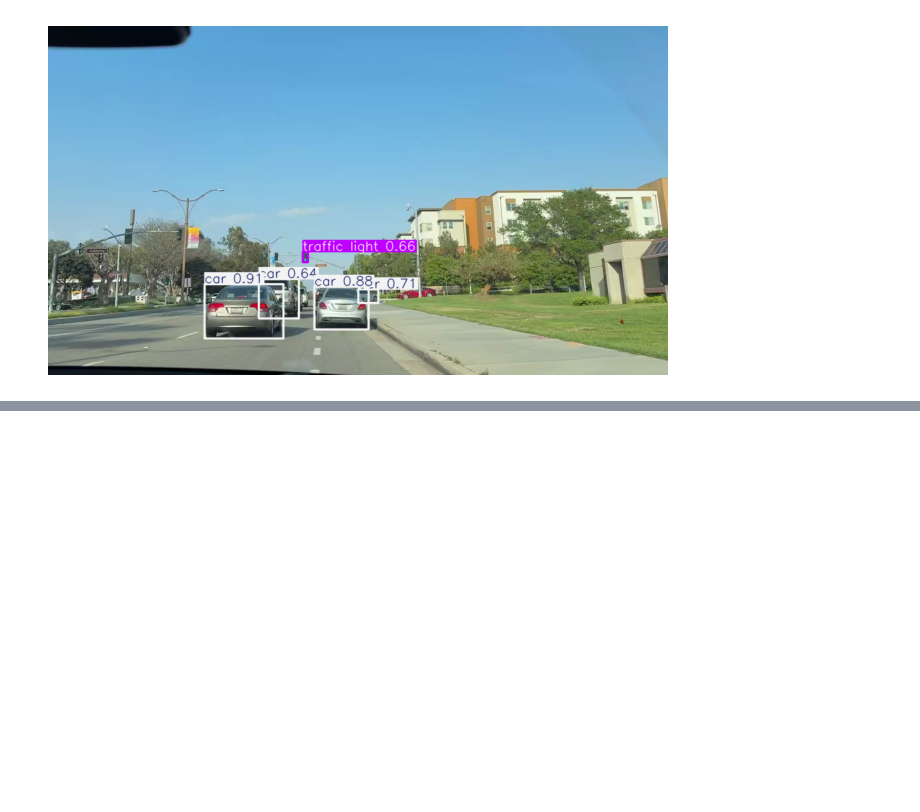
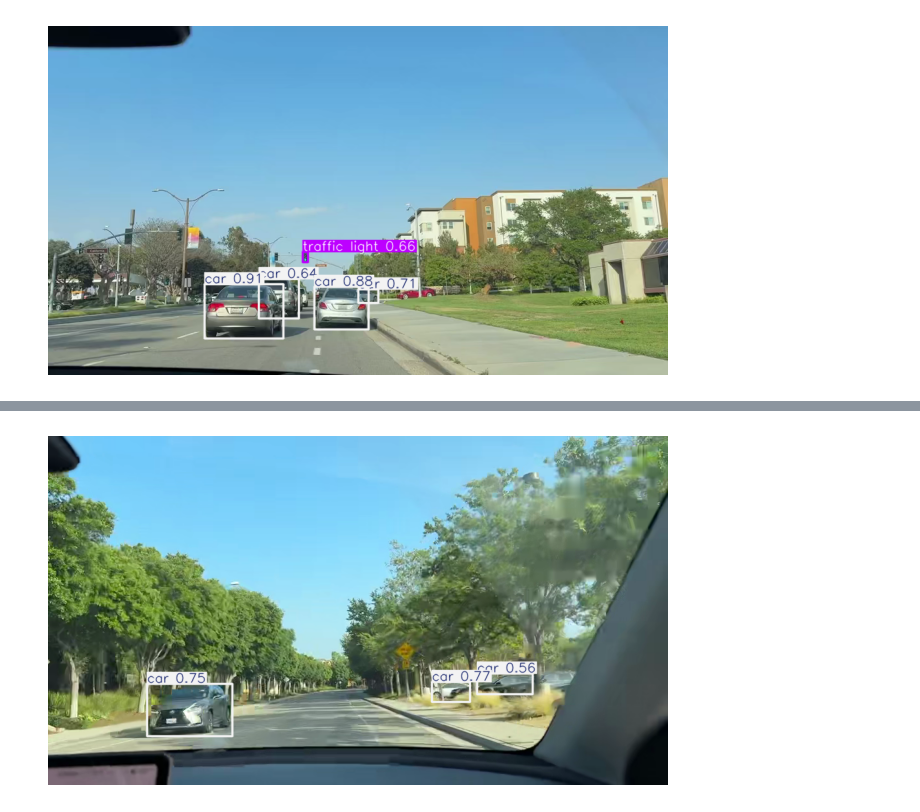
Before and after one commit to tangerine715/117_final, a Jupyter notebook: parsing.ipynb, the cells around one changed output, grey strips where cells are left out. Saved outputs shown, nothing was run; the diff lists cells and outputs as text; code cells hidden in the pictures; blank space fills up the shorter version.

```diff
--- a/parsing.ipynb
+++ b/parsing.ipynb
@@ -58,0 +67,9 @@ plt.show()
+# %%
+annotated_frame = results[3462].plot()
+%matplotlib inline
+plt.figure(figsize=(8, 6))
+plt.imshow(annotated_frame[:, :, ::-1]) #BGR->RGB
+plt.axis("off")
+plt.show()
+# %% [output]
+[figure, added]
```
Also changed, not shown: parts of 7 cells of this notebook, 4 other files.
